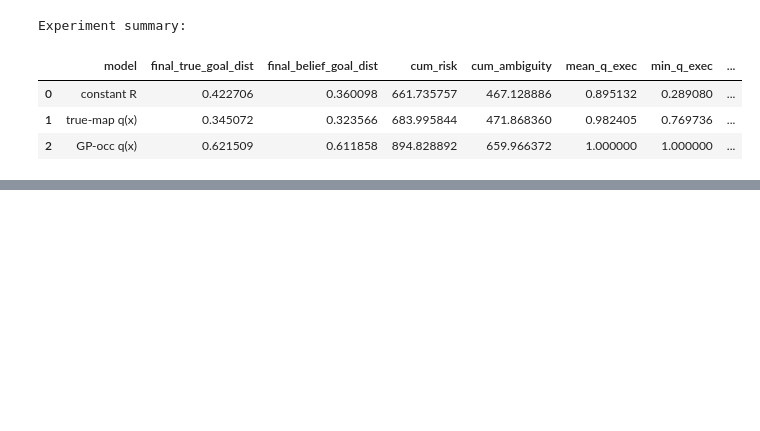
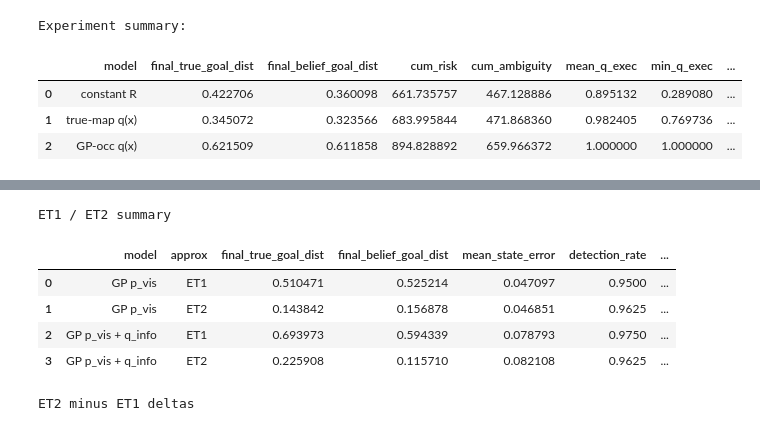
Before and after one commit to JoostLeliveld/UnembodiedNavigation, a Jupyter notebook: scripts/gp-occupancy-full-efe-experiment.ipynb, the cells around one changed output, grey strips where cells are left out. Drawn from its saved outputs; the diff is of its cells as text; code cells hidden in the pictures; blank space fills up the shorter version.

```diff
--- a/scripts/gp-occupancy-full-efe-experiment.ipynb
+++ b/scripts/gp-occupancy-full-efe-experiment.ipynb
@@ -1453,0 +2250,69 @@ Experiment summary:
+# %%
+# Summary table and ET2-ET1 deltas
+
+summary_rows = []
+delta_rows = []
+
+for model_label in model_order:
+    et1 = et_compare[model_label]["ET1"]
+    et2 = et_compare[model_label]["ET2"]
+
+    for approx_name, res in [("ET1", et1), ("ET2", et2)]:
+        state_err = np.linalg.norm(res["true_states"][:, :2] - res["means"][:, :2], axis=1)
+        summary_rows.append({
+            "model": model_label,
+            "approx": approx_name,
+            "final_true_goal_dist": float(np.linalg.norm(res["true_states"][-1, :2] - goal_state[:2])),
+            "final_belief_goal_dist": float(np.linalg.norm(res["means"][-1, :2] - goal_state[:2])),
+            "mean_state_error": float(np.mean(state_err)),
+            "detection_rate": float(np.mean(res["detections"][1:])),
+            "mean_p_vis_exec": float(np.mean(res["p_vis_exec_runtime"][1:])),
+            "mean_p_vis_plan": float(np.mean(res["p_vis_plan_runtime"][1:])),
+            "mean_q_info_exec": float(np.mean(res["q_info_exec_runtime"][1:])),
+            "mean_q_info_plan": float(np.mean(res["q_info_plan_runtime"][1:])),
+            "cum_risk": float(np.sum(res["risk_runtime"])),
+            "cum_ambiguity": float(np.sum(res["ambiguity_runtime"])),
+            "final_trace": float(covariance_trace_series(res["covs"])[-1]),
+            "mean_optimizer_value": float(np.mean(res["optimizer_values"][1:])),
+        })
+
+    delta_rows.append({
+        "model": model_label,
+        "delta_final_true_goal_dist_ET2_minus_ET1": float(
+            np.linalg.norm(et2["true_states"][-1, :2] - goal_state[:2])
+            - np.linalg.norm(et1["true_states"][-1, :2] - goal_state[:2])
+        ),
+        "delta_mean_state_error_ET2_minus_ET1": float(
+            np.mean(np.linalg.norm(et2["true_states"][:, :2] - et2["means"][:, :2], axis=1))
+            - np.mean(np.linalg.norm(et1["true_states"][:, :2] - et1["means"][:, :2], axis=1))
+        ),
+        "delta_detection_rate_ET2_minus_ET1": float(
+            np.mean(et2["detections"][1:]) - np.mean(et1["detections"][1:])
+        ),
+        "delta_final_trace_ET2_minus_ET1": float(
+            covariance_trace_series(et2["covs"])[-1] - covariance_trace_series(et1["covs"])[-1]
+        ),
+        "delta_cum_risk_ET2_minus_ET1": float(
+            np.sum(et2["risk_runtime"]) - np.sum(et1["risk_runtime"])
+        ),
+        "delta_cum_ambiguity_ET2_minus_ET1": float(
+            np.sum(et2["ambiguity_runtime"]) - np.sum(et1["ambiguity_runtime"])
+        ),
+    })
+
+summary_df = pd.DataFrame(summary_rows).sort_values(["model", "approx"]).reset_index(drop=True)
+delta_df = pd.DataFrame(delta_rows)
+
+print("ET1 / ET2 summary")
+display(summary_df)
+
+print("ET2 minus ET1 deltas")
+display(delta_df)
+# %% [output]
+ET1 / ET2 summary
+|  | model | approx | final_true_goal_dist | final_belief_goal_dist | mean_state_error | detection_rate | ... |
+| 0 | GP p_vis | ET1 | 0.510471 | 0.525214 | 0.047097 | 0.9500 | ... |
+| 1 | GP p_vis | ET2 | 0.143842 | 0.156878 | 0.046851 | 0.9625 | ... |
+| 2 | GP p_vis + q_info | ET1 | 0.693973 | 0.594339 | 0.078793 | 0.9750 | ... |
+| 3 | GP p_vis + q_info | ET2 | 0.225908 | 0.115710 | 0.082108 | 0.9625 | ... |
+ET2 minus ET1 deltas
```
Also changed, not shown: parts of 13 cells of this notebook, 8 other files.
